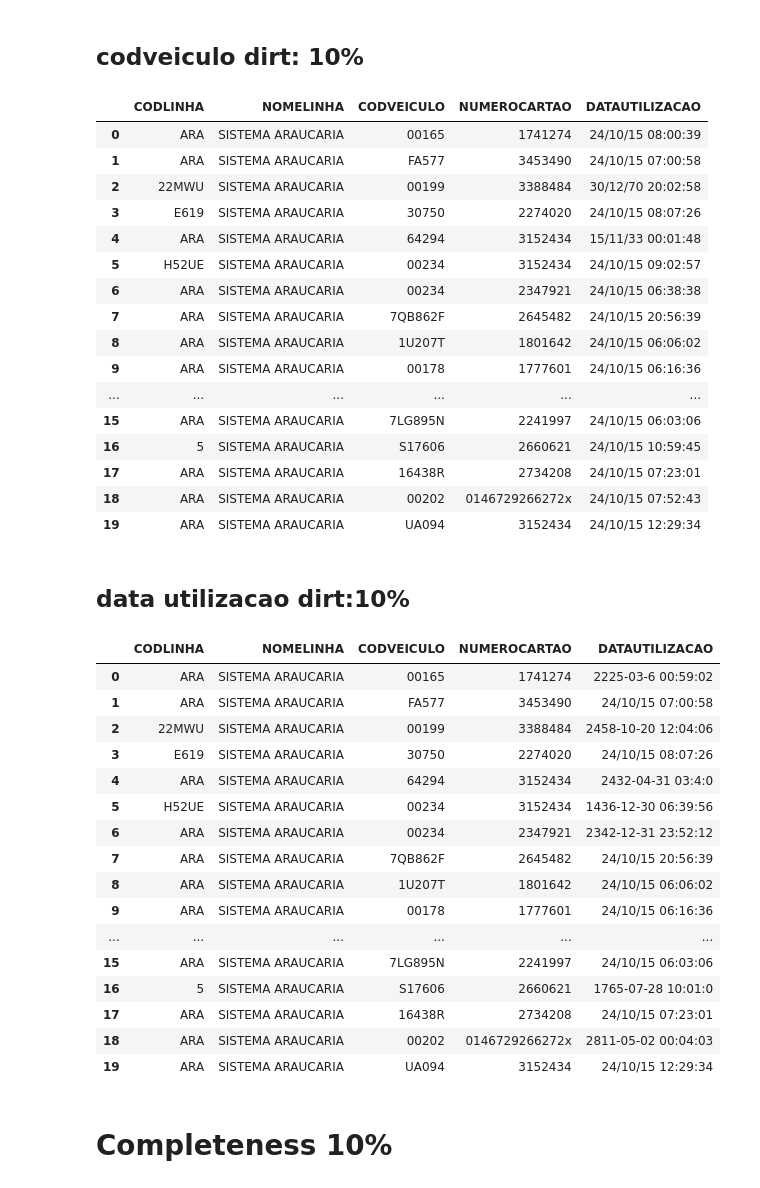
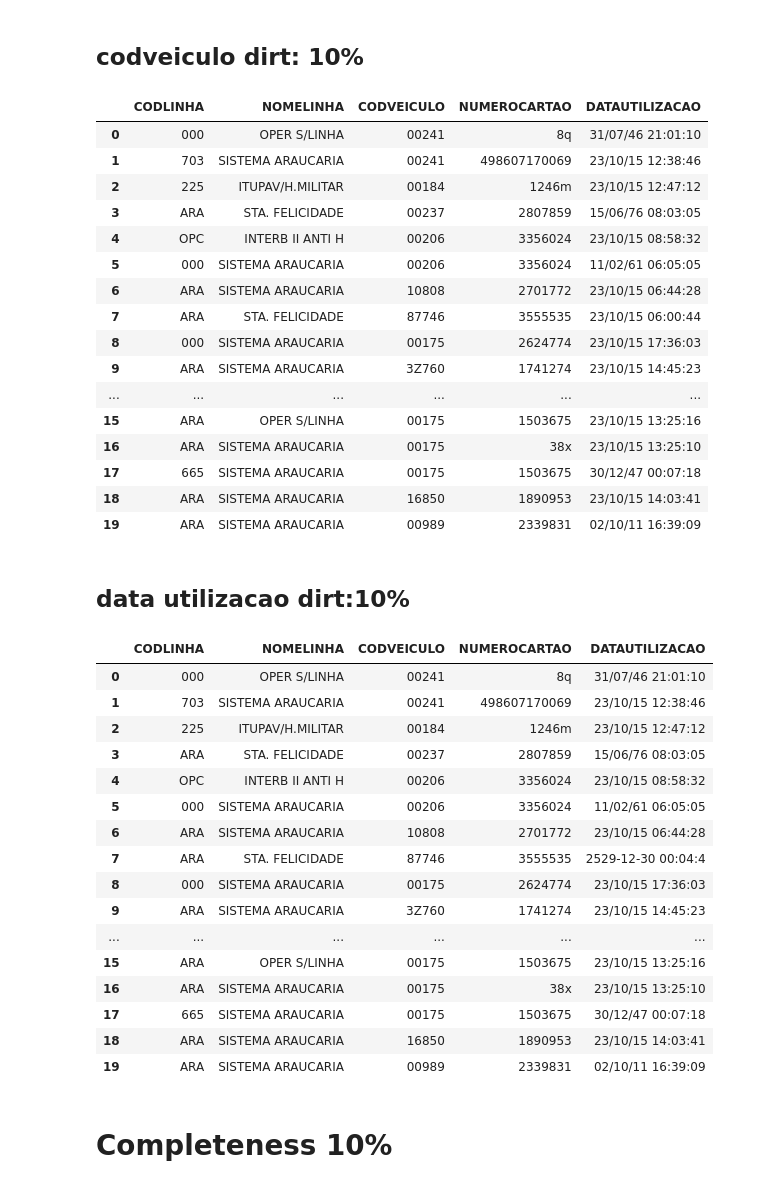
Before and after one commit to Tecnarca/data-quality-analyzer, a Jupyter notebook: Dati-orginali/Conversione file.ipynb, the cells around one changed output. Saved outputs shown, nothing was run; the diff lists cells and outputs as text; code cells hidden in the pictures.

```diff
--- a/Dati-orginali/Conversione file.ipynb
+++ b/Dati-orginali/Conversione file.ipynb
@@ -1,7 +1,7 @@
 # %%
 import pandas as pd
 
-df_pandas = pd.read_csv("doc6-2015102521.csv")
+df_pandas = pd.read_csv("doc5-2015102421.csv")
 df_pandas.head(5)
 # %% [output]
 |  | CODLINHA | NOMELINHA | CODVEICULO | NUMEROCARTAO | DATAUTILIZACAO |
@@ -97,3 +93,7 @@ comp = [.4,.6]
+# %%
+cons = [.3,.7]
+conf = [.05,.95]
+comp = [.05,.95]
 # %% [markdown]
 ## codlinha dirt: 10%
 # %%
@@ -278,64 +278,64 @@ df_dirt["CODVEICULO"] = df_dirt["CODVEICULO"].mask(np.random.choice([True, False
 df_dirt.head(20)
 # %% [output]
 |  | CODLINHA | NOMELINHA | CODVEICULO | NUMEROCARTAO | DATAUTILIZACAO |
-| 0 | ARA | SISTEMA ARAUCARIA | 00165 | 1741274 | 24/10/15 08:00:39 |
-| 1 | ARA | SISTEMA ARAUCARIA | FA577 | 3453490 | 24/10/15 07:00:58 |
-| 2 | 22MWU | SISTEMA ARAUCARIA | 00199 | 3388484 | 30/12/70 20:02:58 |
-| 3 | E619 | SISTEMA ARAUCARIA | 30750 | 2274020 | 24/10/15 08:07:26 |
-| 4 | ARA | SISTEMA ARAUCARIA | 64294 | 3152434 | 15/11/33 00:01:48 |
-| 5 | H52UE | SISTEMA ARAUCARIA | 00234 | 3152434 | 24/10/15 09:02:57 |
-| 6 | ARA | SISTEMA ARAUCARIA | 00234 | 2347921 | 24/10/15 06:38:38 |
-| 7 | ARA | SISTEMA ARAUCARIA | 7QB862F | 2645482 | 24/10/15 20:56:39 |
-| 8 | ARA | SISTEMA ARAUCARIA | 1U207T | 1801642 | 24/10/15 06:06:02 |
-| 9 | ARA | SISTEMA ARAUCARIA | 00178 | 1777601 | 24/10/15 06:16:36 |
+| 0 | 000 | OPER S/LINHA | 00241 | 8q | 31/07/46 21:01:10 |
+| 1 | 703 | SISTEMA ARAUCARIA | 00241 | 498607170069 | 23/10/15 12:38:46 |
+| 2 | 225 | ITUPAV/H.MILITAR | 00184 | 1246m | 23/10/15 12:47:12 |
+| 3 | ARA | STA. FELICIDADE | 00237 | 2807859 | 15/06/76 08:03:05 |
+| 4 | OPC | INTERB II ANTI H | 00206 | 3356024 | 23/10/15 08:58:32 |
+| 5 | 000 | SISTEMA ARAUCARIA | 00206 | 3356024 | 11/02/61 06:05:05 |
+| 6 | ARA | SISTEMA ARAUCARIA | 10808 | 2701772 | 23/10/15 06:44:28 |
+| 7 | ARA | STA. FELICIDADE | 87746 | 3555535 | 23/10/15 06:00:44 |
+| 8 | 000 | SISTEMA ARAUCARIA | 00175 | 2624774 | 23/10/15 17:36:03 |
+| 9 | ARA | SISTEMA ARAUCARIA | 3Z760 | 1741274 | 23/10/15 14:45:23 |
 | ... | ... | ... | ... | ... | ... |
-| 15 | ARA | SISTEMA ARAUCARIA | 7LG895N | 2241997 | 24/10/15 06:03:06 |
-| 16 | 5 | SISTEMA ARAUCARIA | S17606 | 2660621 | 24/10/15 10:59:45 |
-| 17 | ARA | SISTEMA ARAUCARIA | 16438R | 2734208 | 24/10/15 07:23:01 |
-| 18 | ARA | SISTEMA ARAUCARIA | 00202 | 0146729266272x | 24/10/15 07:52:43 |
-| 19 | ARA | SISTEMA ARAUCARIA | UA094 | 3152434 | 24/10/15 12:29:34 |
+| 15 | ARA | OPER S/LINHA | 00175 | 1503675 | 23/10/15 13:25:16 |
+| 16 | ARA | SISTEMA ARAUCARIA | 00175 | 38x | 23/10/15 13:25:10 |
+| 17 | 665 | SISTEMA ARAUCARIA | 00175 | 1503675 | 30/12/47 00:07:18 |
+| 18 | ARA | SISTEMA ARAUCARIA | 16850 | 1890953 | 23/10/15 14:03:41 |
+| 19 | ARA | SISTEMA ARAUCARIA | 00989 | 2339831 | 02/10/11 16:39:09 |
 # %% [markdown]
 ## data utilizacao dirt:10%
 # %%
 x=[]
-part = size_df - 200000
+part = size_df - 300000
 #1981-09-24 19:30:20
 for i in tqdm(range(part)):
     new = rstr.xeger(r'[12][0-9][0-9][0-9]-(0?[1-9]|1[0-2])-(0?[1-9]|[12][0-9]|3[01]) (00|0?[0-9]|1[0-9]|2[0-3]):(0?[0-9]|[0-5][0-9]):(0?[0-9]|[0-5][0-9])')
     x.extend([new])
 #24-09-81 19:30:20
 #for i in tqdm(range(100000)):
 #    new = rstr.xeger(r'(0?[1-9]|[12][0-9]|3[01])-(0?[1-9]|1[0-2])-\d\d (00|0?[0-9]|1[0-9]|2[0-3]):(0?[0-9]|[0-5][0-9]):(0?[0-9]|[0-5][0-9])')
 #    x.extend([new])
 #07-10-15 19:30:20
-for i in tqdm(range(100000)):
-    new = rstr.xeger(r'24-10-15 (00|0?[0-9]|1[0-9]|2[0-3]):(0?[0-9]|[0-5][0-9]):(0?[0-9]|[0-5][0-9])')
+for i in tqdm(range(150000)):
+    new = rstr.xeger(r'23-10-15 (00|0?[0-9]|1[0-9]|2[0-3]):(0?[0-9]|[0-5][0-9]):(0?[0-9]|[0-5][0-9])')
     x.extend([new])
 #2015-10-07 19:30:20
-for i in tqdm(range(100000)):
-    new = rstr.xeger(r'2015-10-24 (00|0?[0-9]|1[0-9]|2[0-3]):(0?[0-9]|[0-5][0-9]):(0?[0-9]|[0-5][0-9])')
+for i in tqdm(range(150000)):
+    new = rstr.xeger(r'2015-10-23 (00|0?[0-9]|1[0-9]|2[0-3]):(0?[0-9]|[0-5][0-9]):(0?[0-9]|[0-5][0-9])')
     x.extend([new])
 
 df_dirt["DATAUTILIZACAO"] = df_dirt["DATAUTILIZACAO"].mask(np.random.choice([True, False], size=size_df, p=conf) == True, x)
 df_dirt.head(20)
 # %% [output]
 |  | CODLINHA | NOMELINHA | CODVEICULO | NUMEROCARTAO | DATAUTILIZACAO |
-| 0 | ARA | SISTEMA ARAUCARIA | 00165 | 1741274 | 2225-03-6 00:59:02 |
-| 1 | ARA | SISTEMA ARAUCARIA | FA577 | 3453490 | 24/10/15 07:00:58 |
-| 2 | 22MWU | SISTEMA ARAUCARIA | 00199 | 3388484 | 2458-10-20 12:04:06 |
-| 3 | E619 | SISTEMA ARAUCARIA | 30750 | 2274020 | 24/10/15 08:07:26 |
-| 4 | ARA | SISTEMA ARAUCARIA | 64294 | 3152434 | 2432-04-31 03:4:0 |
-| 5 | H52UE | SISTEMA ARAUCARIA | 00234 | 3152434 | 1436-12-30 06:39:56 |
-| 6 | ARA | SISTEMA ARAUCARIA | 00234 | 2347921 | 2342-12-31 23:52:12 |
-| 7 | ARA | SISTEMA ARAUCARIA | 7QB862F | 2645482 | 24/10/15 20:56:39 |
-| 8 | ARA | SISTEMA ARAUCARIA | 1U207T | 1801642 | 24/10/15 06:06:02 |
-| 9 | ARA | SISTEMA ARAUCARIA | 00178 | 1777601 | 24/10/15 06:16:36 |
+| 0 | 000 | OPER S/LINHA | 00241 | 8q | 31/07/46 21:01:10 |
+| 1 | 703 | SISTEMA ARAUCARIA | 00241 | 498607170069 | 23/10/15 12:38:46 |
+| 2 | 225 | ITUPAV/H.MILITAR | 00184 | 1246m | 23/10/15 12:47:12 |
+| 3 | ARA | STA. FELICIDADE | 00237 | 2807859 | 15/06/76 08:03:05 |
+| 4 | OPC | INTERB II ANTI H | 00206 | 3356024 | 23/10/15 08:58:32 |
+| 5 | 000 | SISTEMA ARAUCARIA | 00206 | 3356024 | 11/02/61 06:05:05 |
+| 6 | ARA | SISTEMA ARAUCARIA | 10808 | 2701772 | 23/10/15 06:44:28 |
+| 7 | ARA | STA. FELICIDADE | 87746 | 3555535 | 2529-12-30 00:04:4 |
+| 8 | 000 | SISTEMA ARAUCARIA | 00175 | 2624774 | 23/10/15 17:36:03 |
+| 9 | ARA | SISTEMA ARAUCARIA | 3Z760 | 1741274 | 23/10/15 14:45:23 |
 | ... | ... | ... | ... | ... | ... |
-| 15 | ARA | SISTEMA ARAUCARIA | 7LG895N | 2241997 | 24/10/15 06:03:06 |
-| 16 | 5 | SISTEMA ARAUCARIA | S17606 | 2660621 | 1765-07-28 10:01:0 |
-| 17 | ARA | SISTEMA ARAUCARIA | 16438R | 2734208 | 24/10/15 07:23:01 |
-| 18 | ARA | SISTEMA ARAUCARIA | 00202 | 0146729266272x | 2811-05-02 00:04:03 |
-| 19 | ARA | SISTEMA ARAUCARIA | UA094 | 3152434 | 24/10/15 12:29:34 |
+| 15 | ARA | OPER S/LINHA | 00175 | 1503675 | 23/10/15 13:25:16 |
+| 16 | ARA | SISTEMA ARAUCARIA | 00175 | 38x | 23/10/15 13:25:10 |
+| 17 | 665 | SISTEMA ARAUCARIA | 00175 | 1503675 | 30/12/47 00:07:18 |
+| 18 | ARA | SISTEMA ARAUCARIA | 16850 | 1890953 | 23/10/15 14:03:41 |
+| 19 | ARA | SISTEMA ARAUCARIA | 00989 | 2339831 | 02/10/11 16:39:09 |
 # %% [markdown]
 # Completeness 10%
 # %%
```
Also changed, not shown: parts of 40 cells of this notebook, 4 other files.
